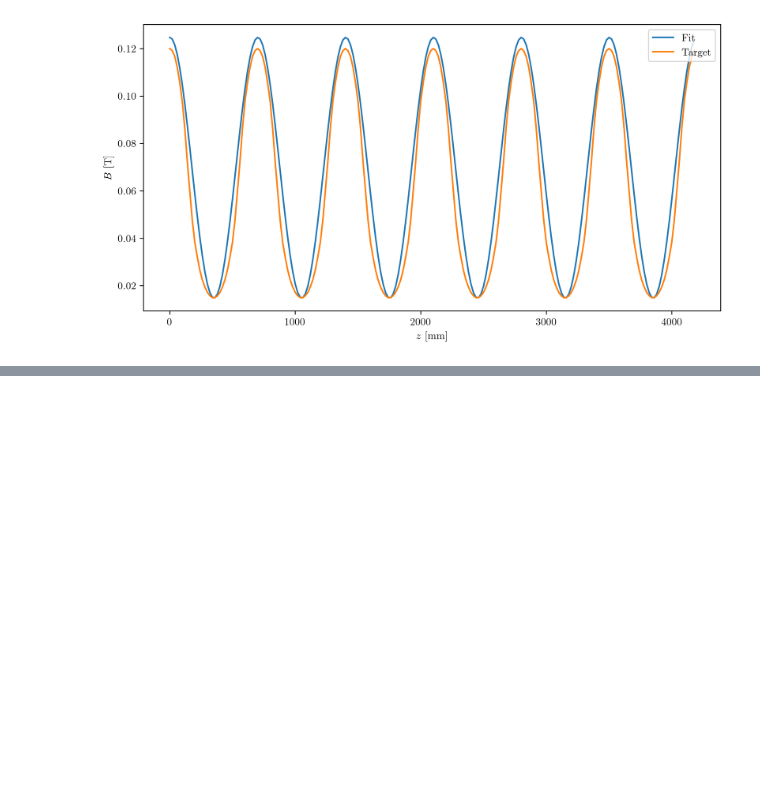
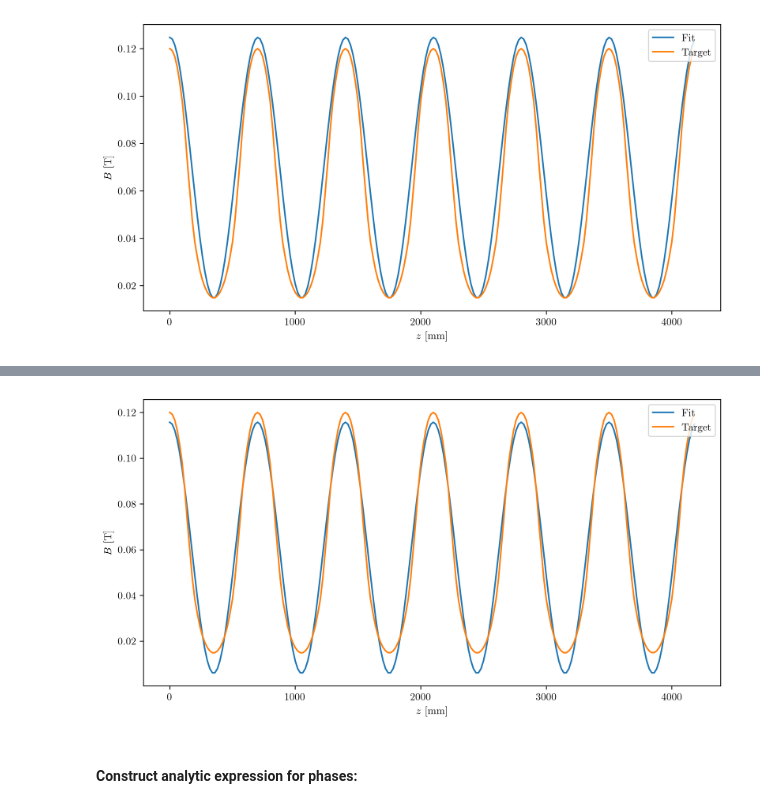
Before and after one commit to criggall/muon-cooling, a Jupyter notebook: field-studies/map/hfofo-lattice/multipole_expansion.ipynb, the cells around one changed output, grey strips where cells are left out. Saved outputs shown, nothing was run; the diff lists cells and outputs as text; code cells hidden in the pictures; blank space fills up the shorter version.

```diff
--- a/field-studies/map/hfofo-lattice/multipole_expansion.ipynb
+++ b/field-studies/map/hfofo-lattice/multipole_expansion.ipynb
@@ -550,0 +589,9 @@ plt.show()
+# %%
+# Use amplitude and frequency from FFT:
+a = 0.05489556
+k = 0.00142857*2*np.pi
+
+# Fit to find phase and y offset:
+def model_func(z, phi, b):
+    return a*np.sin(k*z+phi) + b
+popt, pcov = curve_fit(model_func, z, c)
@@ -550,0 +602,12 @@ plt.show()
+# %%
+plt.figure(figsize=(10, 5))
+plt.plot(z, model_func(z, *popt),label='Fit')
+plt.plot(z, c, label='Target')
+plt.ylabel("$B$ [T]")
+plt.xlabel("$z$ [mm]")
+plt.legend(loc='upper right')
+plt.show()
+# %% [output]
+[figure, added]
+# %% [markdown]
+#### Construct analytic expression for phases:
```
Also changed, not shown: parts of 14 cells of this notebook, 7 other files.
